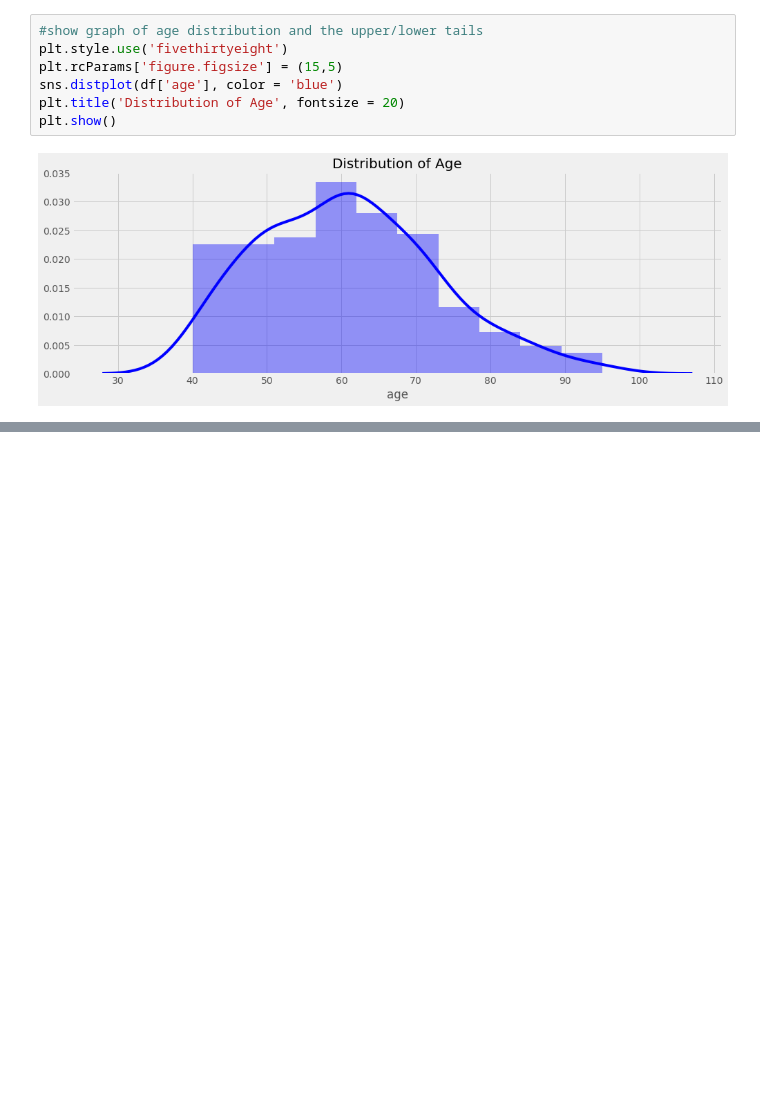
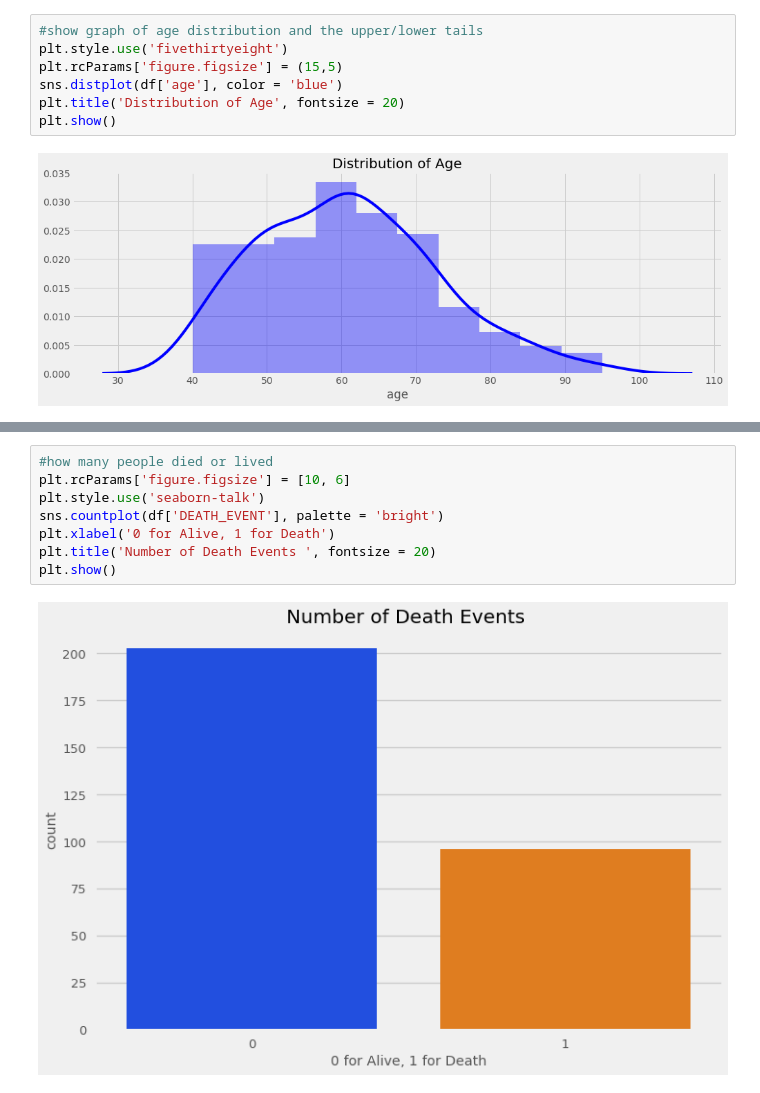
Before and after one commit to tyceaddley/Heart_Failure_Analysis, a Jupyter notebook: Heart_Disease.ipynb, the cells around one changed output, grey strips where cells are left out. Cells and saved outputs as stored; diff of their text form; blank space fills up the shorter version.

```diff
--- a/Heart_Disease.ipynb
+++ b/Heart_Disease.ipynb
@@ -84,0 +104,10 @@ plt.show()
+# %%
+#how many people died or lived
+plt.rcParams['figure.figsize'] = [10, 6]
+plt.style.use('seaborn-talk')
+sns.countplot(df['DEATH_EVENT'], palette = 'bright')
+plt.xlabel('0 for Alive, 1 for Death')
+plt.title('Number of Death Events ', fontsize = 20)
+plt.show()
+# %% [output]
+[figure, added]
```
Also changed, not shown: parts of 1 cell of this notebook.
